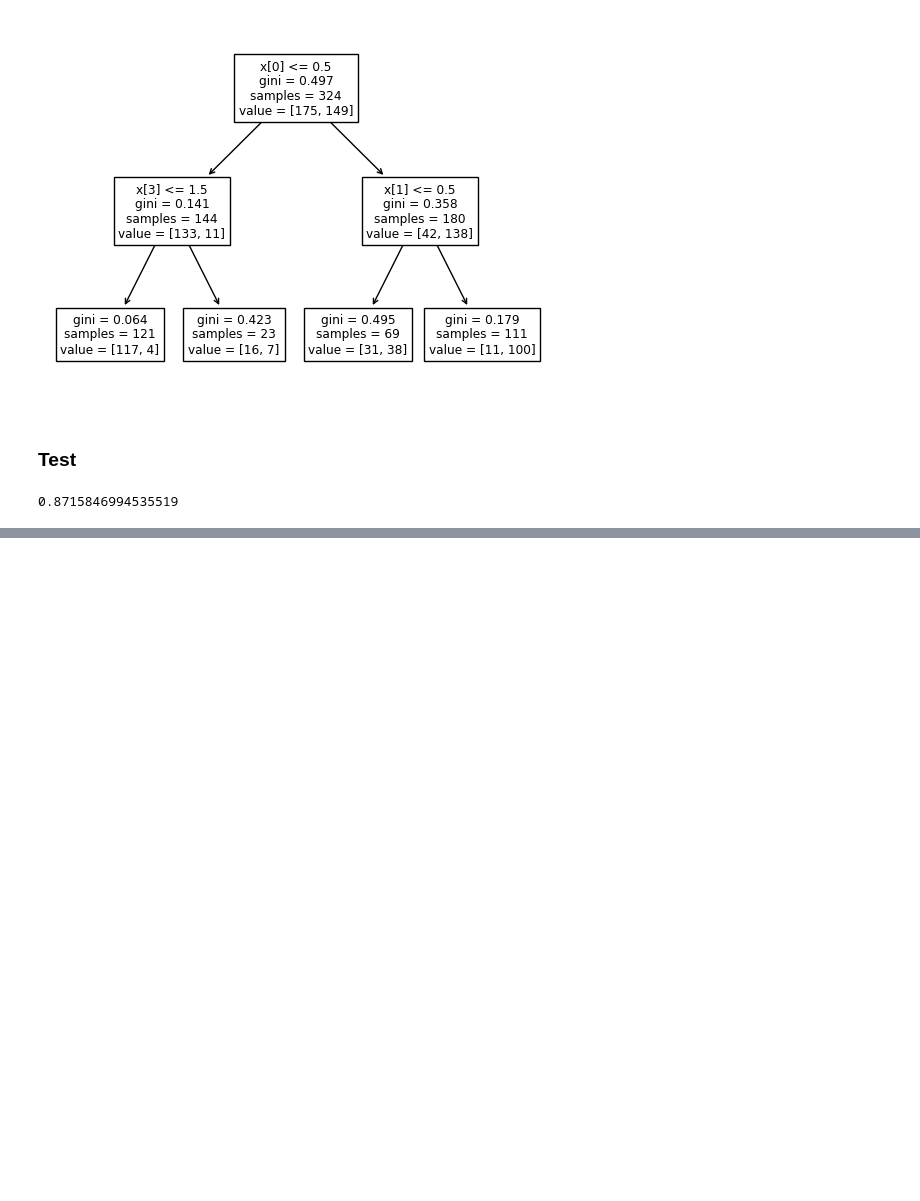
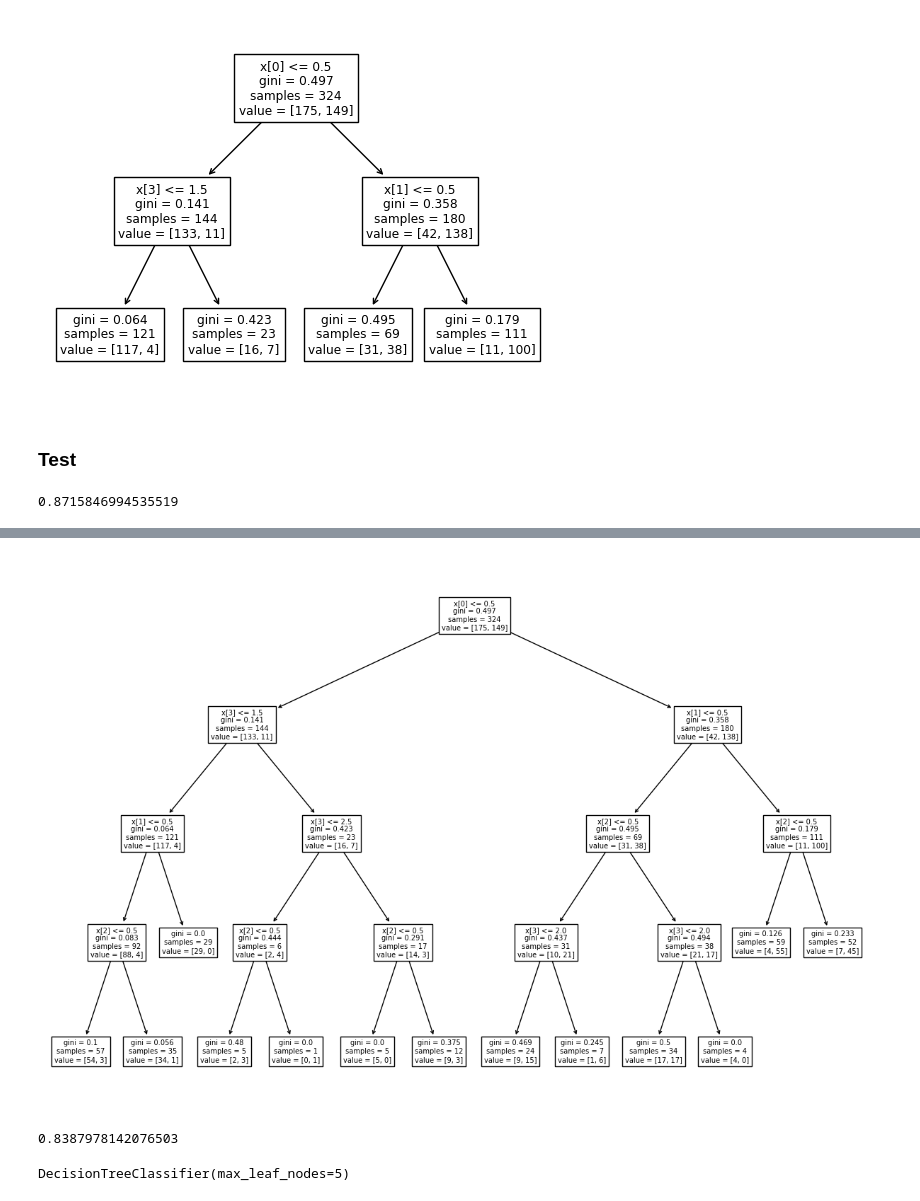
Before and after one commit to ChonChanokAng/BSC_DPDM23, a Jupyter notebook: Classification.ipynb, the cells around one changed output, grey strips where cells are left out. Cells and saved outputs as stored; diff of their text form; code cells hidden in the pictures; blank space fills up the shorter version.

```diff
--- a/Classification.ipynb
+++ b/Classification.ipynb
@@ -258,0 +347,5 @@ accuracy_score(y_test, y_predict2)
+# %%
+_, ax = plt.subplots(figsize=(15,10))
+tree.plot_tree(Dtree3_2);
+# %% [output]
+[figure, added]
@@ -258,0 +354,4 @@ accuracy_score(y_test, y_predict2)
+# %%
+accuracy_score(y_test, y_predict3_2)
+# %% [output]
+0.8387978142076503
@@ -258,0 +360,4 @@ accuracy_score(y_test, y_predict2)
+# %%
+Dtree3_3.fit(X_train,y_train)
+# %% [output]
+DecisionTreeClassifier(max_leaf_nodes=5)
```
Also changed, not shown: parts of 52 cells of this notebook.
